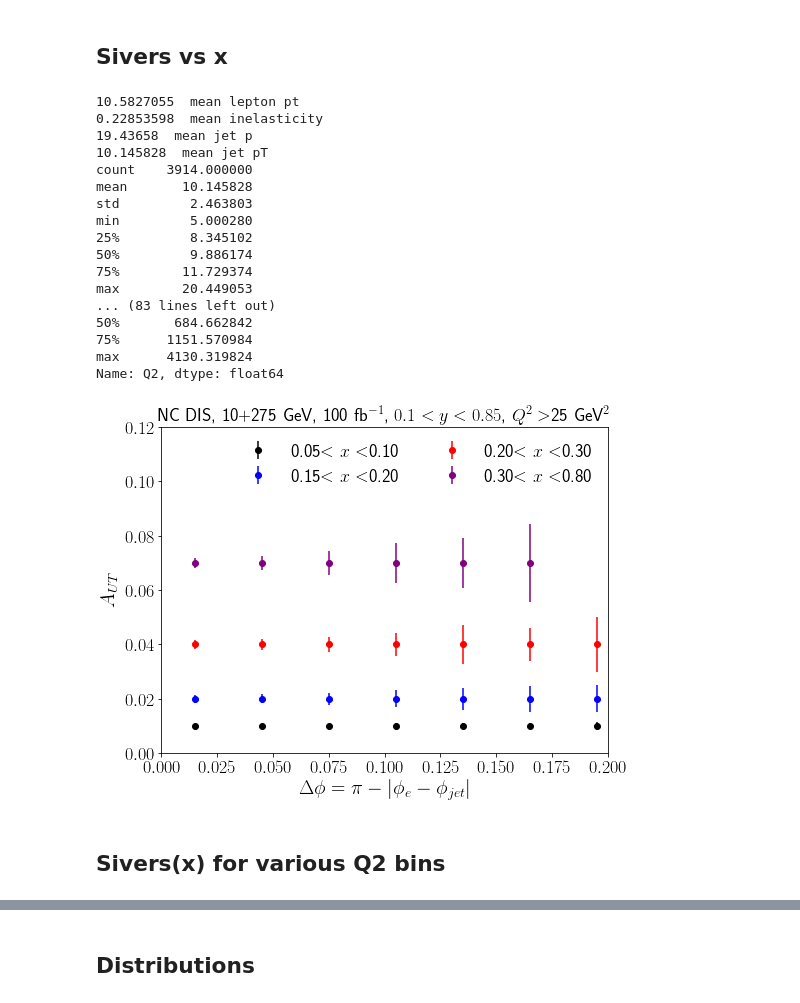
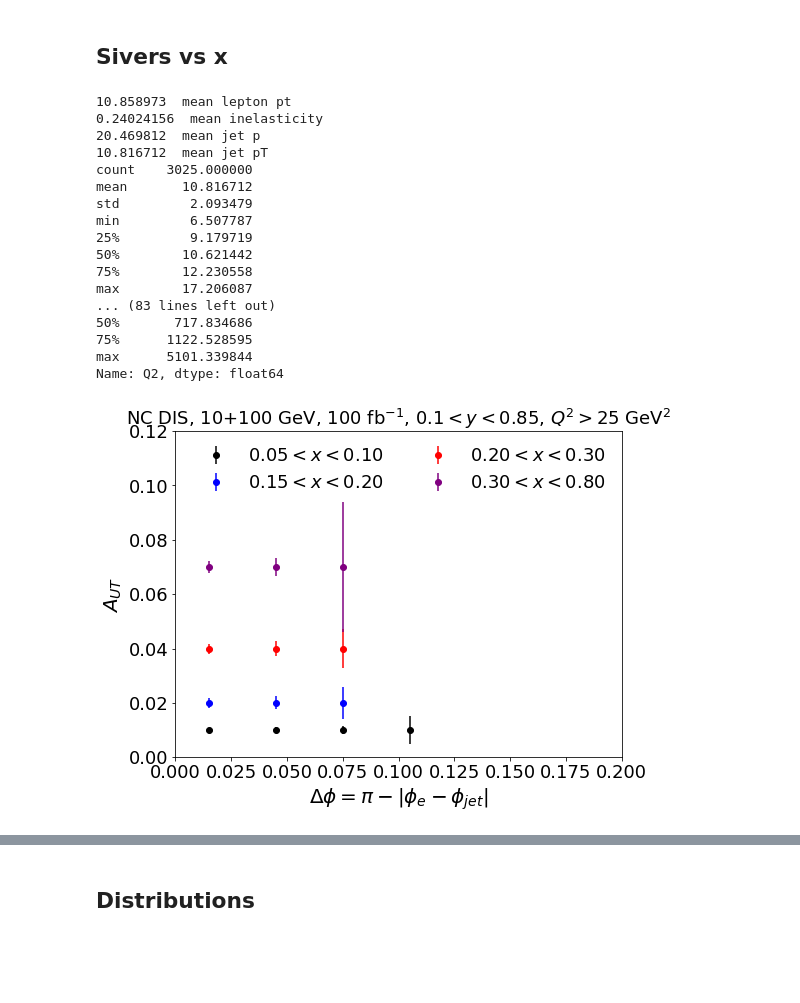
Before and after one commit to miguelignacio/eicsim, a Jupyter notebook: Sivers.ipynb, the cells around one changed output, grey strips where cells are left out. Cells and saved outputs as stored; diff of their text form; code cells hidden in the pictures; blank space fills up the shorter version.

Commit message:
polar plots adjustment

```diff
--- a/Sivers.ipynb
+++ b/Sivers.ipynb
@@ -38,11 +38,18 @@ def getJetData(inputFiles):
     scalar.append('e_p')
     scalar.append('e_pt')
 
+    scalar.append('quark_eta')
+    scalar.append('quark_theta')
+    scalar.append('quark_p')
+    scalar.append('quark_pt')
+
     cols.append('n_total')
     cols.append('jet_eta')
     cols.append('jet_theta')
     cols.append('jet_p')
     cols.append('jet_pt')
+    cols.append('jet_qt')
+
     cols.append('dphi_e_jet')
     cols.append('dR_q_jet')
 
@@ -138,14 +106,23 @@ def applyEventCuts(df):
 
 ## Selection on event and jet variables
 def applyJetCuts(df):
-    print '################### '
-    print 'Applying jet selection'
     temp = df
-    temp = applyCut(temp, 'jet_pt>5', ' jet pT > 5 GeV')
+    temp = applyCut(temp, '0.1 < y < 0.85', '0.1 < y < 0.85')
+    temp = applyCut(temp, 'Q2>25', 'Q2>25')
+    temp = applyCut(temp, 'jet_pt>5', 'jet_pt>5')
     temp = applyCut(temp, 'dphi_e_jet > 2.74', 'dphi_e_jet>3.14159-0.4')
+    #temp = applyCut(temp, 'Q2>100.0', ' Q2>100.0')
+
     temp.eval('dphi = 3.14159-dphi_e_jet', inplace=True)
-    print '################### \n'
+    temp.eval('jet_qtnorm= jet_qt/sqrt(Q2)', inplace=True)
+    temp.eval('jet_qtnormjetpt= jet_qt/sqrt(jet_pt)', inplace=True)
+    temp.eval('jet_qtnormept= jet_qt/sqrt(e_pt)', inplace=True)
 
+    temp = applyCut(temp, 'jet_qtnormjetpt<.30', 'qt/ptjet<.30')
+
+    #temp = applyCut(temp, 'jet_qtnormjetpt<0.3', 'qt/ptjet<0.3')
+
+    df = applyCut(df, 'n_total>1', ' n>1')
     return temp
 # %%
 def printSummary(df):
@@ -350,49 +337,47 @@ for counter,edges in enumerate([(0.05,0.1), (0.15,0.2),(0.2,0.3),(0.3,0.8)]):
     maxdphi = 0.6
     nbins  = 20
     df_cut = df_jet.query('x > %2.2f and x<%2.2f'%(edges[0],edges[1]))
     printSummary(df_cut)
 
     y, x  = np.histogram(df_cut['dphi'],bins=nbins,range=(0.0,maxdphi))
     x = (x[1:]+x[:-1])/2
     y = y*to_counts
     y = y*efficiency # take efficiency hit
     y[y<100] = 0
 
     erry = np.divide(1,dilution_factor*np.sqrt(y),out=np.zeros_like(y)) #follow standard formula for asymmetry uncertainty
     erry= penalty*erry #take sqrt(2) because of interference with other modulations
     x[erry == inf] = 1000
 
     plt.errorbar(x,y=fake_A(x,asymmetry[counter]) , yerr=erry, fmt='o',ls='none',color=colores[counter],label='%2.2f$<x<$%2.2f'%(edges[0],edges[1]))
     print ' '
 ####
 plt.ylim([0.0,0.12])
 plt.xlim([0.0,0.2])
 plt.yticks(fontsize=18)
 plt.xticks(fontsize=18)
-plt.title('NC DIS, 10+275 GeV, 100 fb$^{-1}$, $0.1<y<0.85$, $Q^{2}>$25 GeV$^{2}$', fontsize=18)
+plt.title('NC DIS, 10+100 GeV, 100 fb$^{-1}$, $0.1<y<0.85$, $Q^{2}>$25 GeV$^{2}$', fontsize=18)
 plt.legend(loc='best', fontsize=18,frameon=False,ncol=2)
 plt.ylabel('$A_{UT}$',fontsize=20)
 plt.xlabel('$\Delta\phi = \pi-|\phi_{e}-\phi_{jet}|$',fontsize=20)
 plt.savefig('AUT_Sivers_xbins.png', bbox_inches='tight')
 plt.savefig('AUT_Sivers_xbins.pdf', bbox_inches='tight')
 # %% [output]
-10.5827055  mean lepton pt
-0.22853598  mean inelasticity
-19.43658  mean jet p
-10.145828  mean jet pT
-count    3914.000000
-mean       10.145828
-std         2.463803
-min         5.000280
-25%         8.345102
-50%         9.886174
-75%        11.729374
-max        20.449053
+10.858973  mean lepton pt
+0.24024156  mean inelasticity
+20.469812  mean jet p
+10.816712  mean jet pT
+count    3025.000000
+mean       10.816712
+std         2.093479
+min         6.507787
+25%         9.179719
+50%        10.621442
+75%        12.230558
+max        17.206087
 ... (83 lines left out)
-50%       684.662842
-75%      1151.570984
-max      4130.319824
+50%       717.834686
+75%      1122.528595
+max      5101.339844
 Name: Q2, dtype: float64
-[figure, old version]
+[figure, new version]
-# %% [markdown]
-## Sivers(x) for various Q2 bins
```
Also changed, not shown: parts of 15 cells of this notebook, 1 other file.
